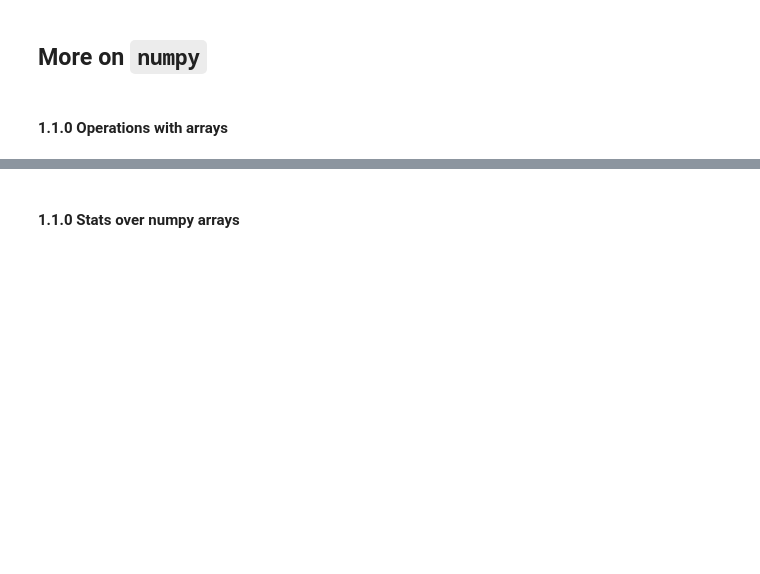
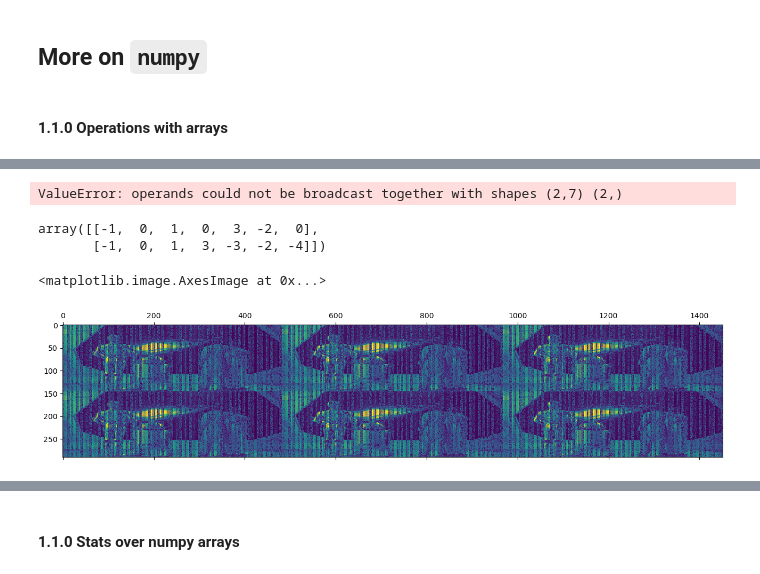
Before and after one commit to vigji/python-cimec-2024, a Jupyter notebook: practicals/Practicals_1.1.ipynb, the cells around one changed output, grey strips where cells are left out. Drawn from its saved outputs; the diff is of its cells as text; code cells hidden in the pictures; blank space fills up the shorter version.

```diff
--- a/practicals/Practicals_1.1.ipynb
+++ b/practicals/Practicals_1.1.ipynb
@@ -30,6 +46,9 @@ data_matrix = np.array([[1,2,3, 2, 5, 0, 2],
 offsets = np.array([2, 5])
 
 # Can you directly subtract the offsets from the data matrix? If not, why?
+data_matrix - offsets
+# %% [output]
+ValueError: operands could not be broadcast together with shapes (2,7) (2,)
 # %%
 # We can fix this!
 # Remember, to match arrays we need to have either matching dimension size, OR a dimension size of 1.
@@ -38,20 +57,29 @@ offsets = np.array([2, 5])
 
 # Use the syntax we have seen to add new singleton dimensions to convert offsets to an array
 # of shape (2, 1), and then use it to try the operation again!
+data_matrix - offsets[:, np.newaxis]
+# %% [output]
+array([[-1,  0,  1,  0,  3, -2,  0],
+       [-1,  0,  1,  3, -3, -2, -4]])
 # %%
 def fetch_image():
     import requests
     from io import BytesIO
 
     response = requests.get("https://github.com/vigji/python-cimec/raw/main/practicals/data/corrupted_img.npy")
 
     return np.load(BytesIO(response.content))
 
 img = fetch_image()
 
 # Start from the matrix you downloaded with the fetch_image() function above (same as last week practicals).
 # Now use np.concatenate to repeat the matrix 2 times vertically, and 3 times horizontally.
 # Hint: you will have to call np.concatenate twice to do it!
 # Use plt.matshow() to check the result.
+vertically_repeated = np.concatenate([img,]*2, axis=0)
+plt.matshow(np.concatenate([vertically_repeated, ]*3, axis=1))
+# %% [output]
+<matplotlib.image.AxesImage at 0x...>
+[figure, added]
 # %%
 # Google (or chatGPT) how to use the np.tile() function to perform the same tiling using only one operation!
```
Also changed, not shown: parts of 3 cells of this notebook, 5 other files.
